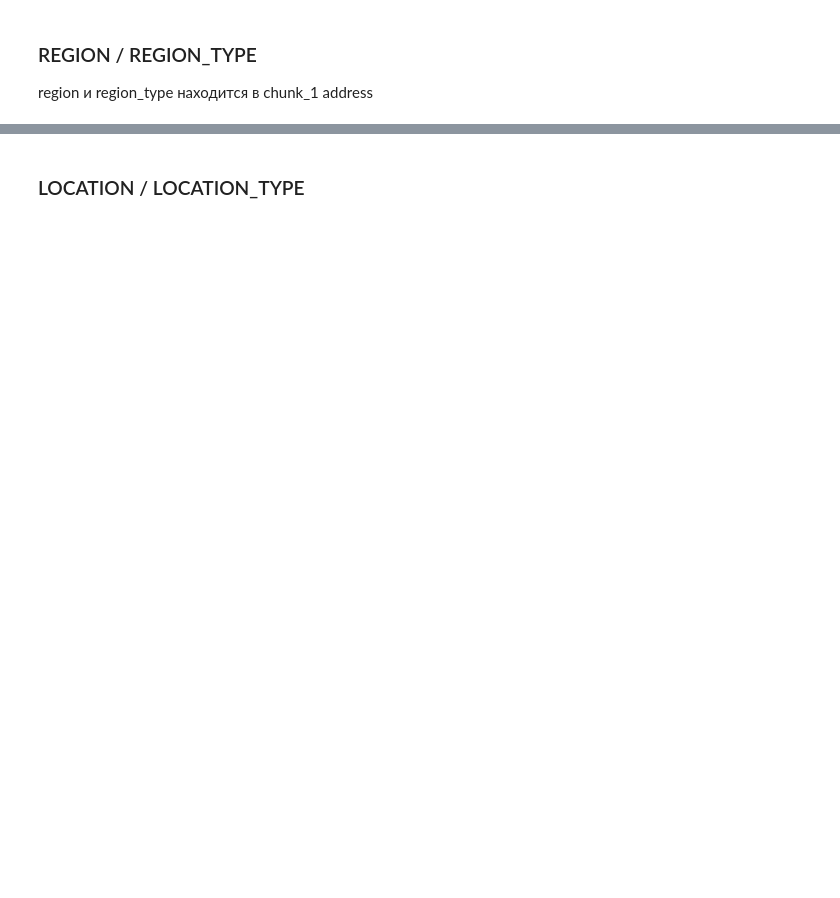
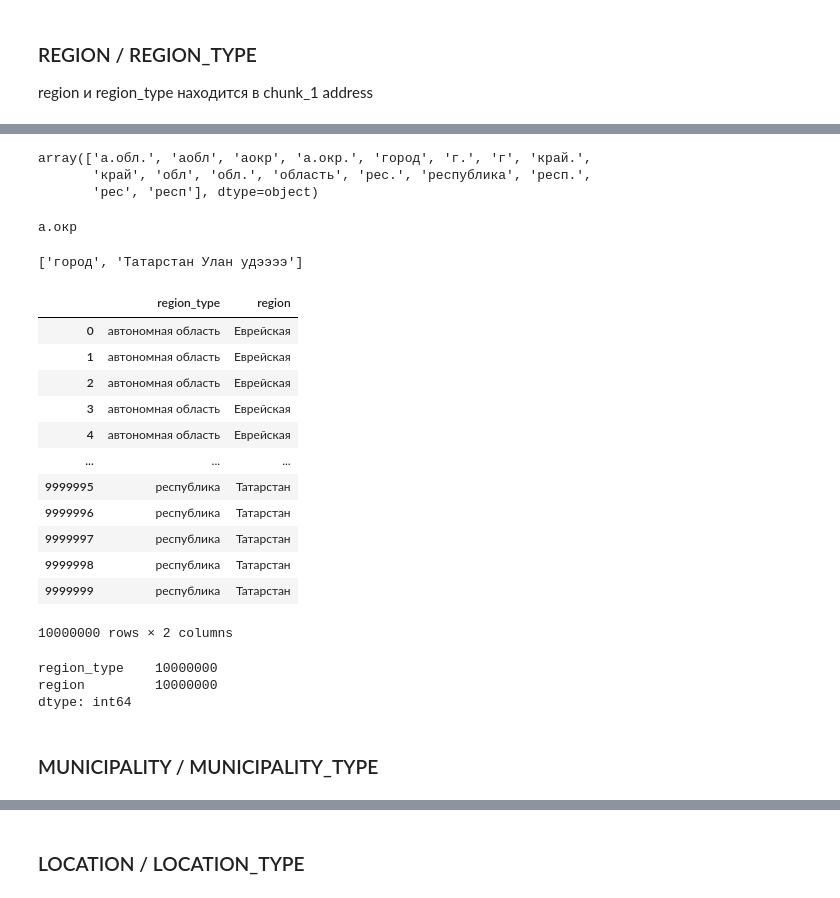
Before and after one commit to hekaido/rucode_7.0, a Jupyter notebook: C/ner.ipynb, the cells around one changed output, grey strips where cells are left out. Saved outputs shown, nothing was run; the diff lists cells and outputs as text; code cells hidden in the pictures; blank space fills up the shorter version.

```diff
--- a/C/ner.ipynb
+++ b/C/ner.ipynb
@@ -143,0 +139,17 @@ AttributeError: 'NoneType' object has no attribute 'group'
+# %%
+chunk1[0].apply(lambda x: x.lower()).unique()
+# %% [output]
+array(['а.обл.', 'аобл', 'аокр', 'а.окр.', 'город', 'г.', 'г', 'край.',
+       'край', 'обл', 'обл.', 'область', 'рес.', 'республика', 'респ.',
+       'рес', 'респ'], dtype=object)
+# %%
+#Пример
+import re
+
+text1 = "А.окр. Ханты-Мансийский"
+okr_pattern = "а\.?окр"
+
+result1 = re.search(okr_pattern, text1.split()[0].lower())
+print(result1.group(0))
+# %% [output]
+а.окр
@@ -143,0 +171,5 @@ AttributeError: 'NoneType' object has no attribute 'group'
+# %%
+reg = 'город Татарстан Улан удээээ'
+region_filler(reg)
+# %% [output]
+['город', 'Татарстан Улан удээээ']
@@ -143,0 +178,16 @@ AttributeError: 'NoneType' object has no attribute 'group'
+# %%
+region_df[['region_type', 'region']]
+# %% [output]
+|  | region_type | region |
+| 0 | автономная область | Еврейская |
+| 1 | автономная область | Еврейская |
+| 2 | автономная область | Еврейская |
+| 3 | автономная область | Еврейская |
+| 4 | автономная область | Еврейская |
+| ... | ... | ... |
+| 9999995 | республика | Татарстан |
+| 9999996 | республика | Татарстан |
+| 9999997 | республика | Татарстан |
+| 9999998 | республика | Татарстан |
+| 9999999 | республика | Татарстан |
+10000000 rows × 2 columns
@@ -143,0 +196,8 @@ AttributeError: 'NoneType' object has no attribute 'group'
+# %%
+(compare_regions == region_df[['region_type', 'region']]).sum()
+# %% [output]
+region_type    10000000
+region         10000000
+dtype: int64
+# %% [markdown]
+### MUNICIPALITY / MUNICIPALITY_TYPE
```
Also changed, not shown: parts of 42 cells of this notebook.
